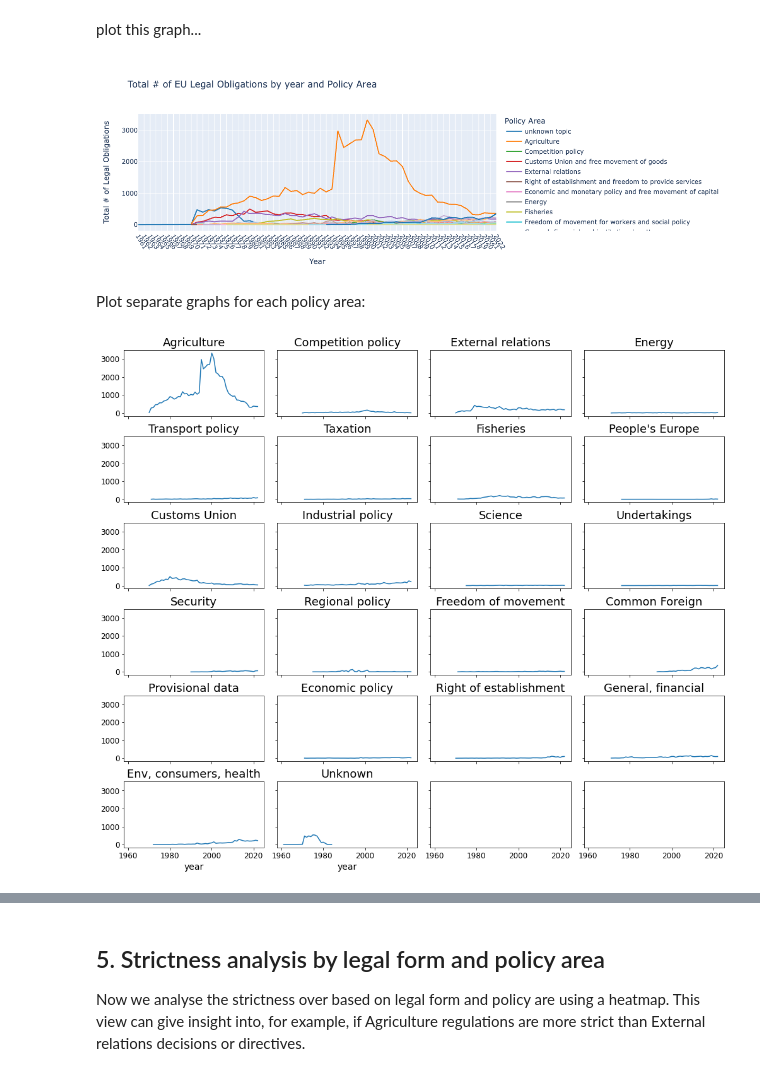
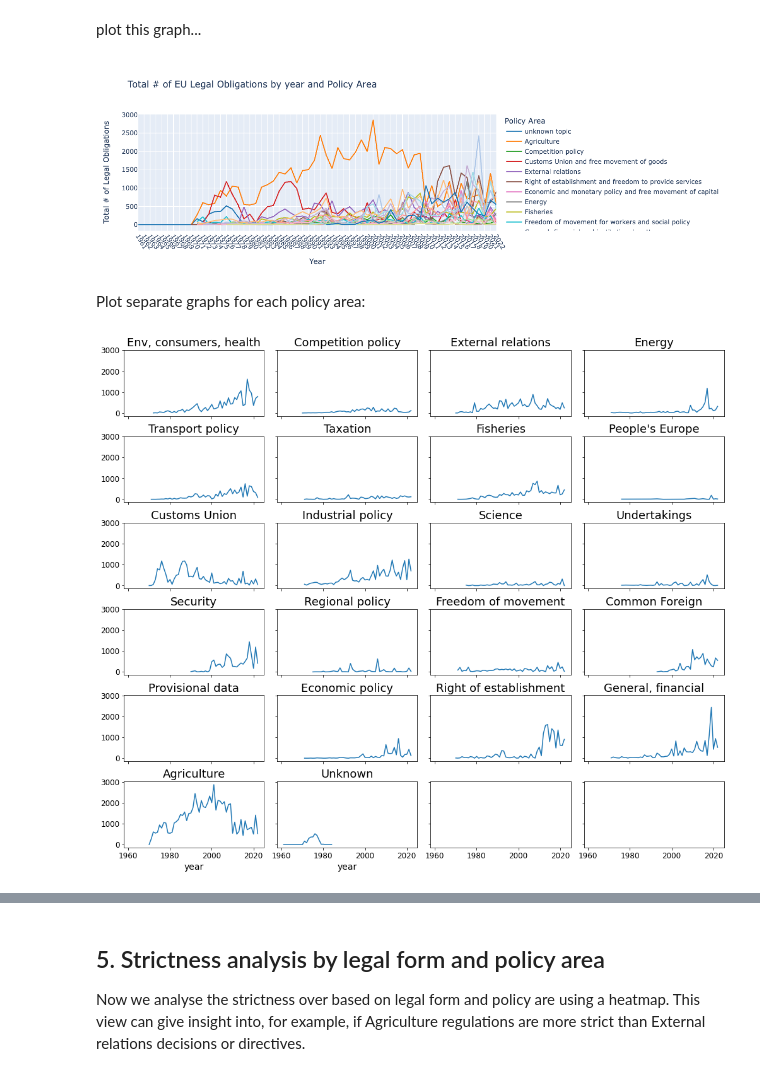
Before and after one commit to nature-of-eu-rules/eu-legislation-strictness-analysis, a Jupyter notebook: analysis.ipynb, the cells around one changed output, grey strips where cells are left out. Saved outputs shown, nothing was run; the diff lists cells and outputs as text; code cells hidden in the pictures.

Commit message:
changes count to sum

```diff
--- a/analysis.ipynb
+++ b/analysis.ipynb
@@ -321,7 +321,7 @@ First let's prepare or group the dataframe legal topic (policy area e.g. agricul
 # %%
 mean_years_policy = None
 if strictness_metric == 'count':
-    mean_years_policy = df.groupby([time_column, 'dc_string'])['reg_count'].count()
+    mean_years_policy = df.groupby([time_column, 'dc_string'])['reg_count'].sum()
     no_ind_policy = mean_years_policy.reset_index(drop=False)
 else:
     mean_years_policy = df.groupby([time_column, 'dc_string'])['reg_count'].mean(numeric_only=True)
@@ -349,7 +349,7 @@ plot_line_graph(avg_reg_count_by_year_policy, xcol=time_column, ycol=metric_col,
                      "dc_string": "Policy Area"
                  }, title="# of EU Legal Obligations by {} and Policy Area".format(time_column), color="dc_string", filepath="generated-files/{}_legal_obligations_by_{}_and_policyarea.png".format(strictness_metric, time_column), color_discrete_sequence=custom_palette)
 # %% [output]
-[figure, old version]
+[figure, new version]
 # %% [markdown]
 Plot separate graphs for each policy area:
 # %%
@@ -358,8 +358,8 @@ import matplotlib.pyplot as plt
 fig, ((ax1, ax2, ax3, ax4), (ax5, ax6, ax7, ax8), (ax9, ax10, ax11, ax12), (ax13, ax14, ax15, ax16), (ax17, ax18, ax19, ax20), (ax21, ax22, ax23, ax24)) = plt.subplots(nrows=6, ncols=4, sharex=True, sharey=True, figsize=(14,12))
 
 # Doing each of these manually (ugh)
-avg_reg_count_by_year_policy[avg_reg_count_by_year_policy['dc_string'] == 'Agriculture'].plot(x=time_column, y=metric_col, legend=False, ax=ax1)
-ax1.set_title("Agriculture")
+avg_reg_count_by_year_policy[avg_reg_count_by_year_policy['dc_string'] == 'Environment, consumers and health protection'].plot(x=time_column, y=metric_col, legend=False, ax=ax1)
+ax1.set_title("Env, consumers, health")
 avg_reg_count_by_year_policy[avg_reg_count_by_year_policy['dc_string'] == 'Competition policy'].plot(x=time_column, y=metric_col, legend=False, ax=ax2)
 ax2.set_title("Competition policy")
 avg_reg_count_by_year_policy[avg_reg_count_by_year_policy['dc_string'] == 'External relations'].plot(x=time_column, y=metric_col, legend=False, ax=ax3)
@@ -383,33 +383,34 @@ ax10.set_title("Industrial policy")
 avg_reg_count_by_year_policy[avg_reg_count_by_year_policy['dc_string'] == 'Science, information, education and culture'].plot(x=time_column, y=metric_col, legend=False, ax=ax11)
 ax11.set_title("Science")
 avg_reg_count_by_year_policy[avg_reg_count_by_year_policy['dc_string'] == "Law relating to undertakings"].plot(x=time_column, y=metric_col, legend=False, ax=ax12)
 ax12.set_title("Undertakings")
 
 avg_reg_count_by_year_policy[avg_reg_count_by_year_policy['dc_string'] == 'Area of freedom, security and justice'].plot(x=time_column, y=metric_col, legend=False, ax=ax13)
 ax13.set_title("Security")
 avg_reg_count_by_year_policy[avg_reg_count_by_year_policy['dc_string'] == 'Regional policy and coordination of structural instruments'].plot(x=time_column, y=metric_col, legend=False, ax=ax14)
 ax14.set_title("Regional policy")
 avg_reg_count_by_year_policy[avg_reg_count_by_year_policy['dc_string'] == 'Freedom of movement for workers and social policy'].plot(x=time_column, y=metric_col, legend=False, ax=ax15)
 ax15.set_title("Freedom of movement")
 avg_reg_count_by_year_policy[avg_reg_count_by_year_policy['dc_string'] == "Common Foreign and Security Policy"].plot(x=time_column, y=metric_col, legend=False, ax=ax16)
 ax16.set_title("Common Foreign")
 
 avg_reg_count_by_year_policy[avg_reg_count_by_year_policy['dc_string'] == 'Provisional data'].plot(x=time_column, y=metric_col, legend=False, ax=ax17)
 ax17.set_title("Provisional data")
 avg_reg_count_by_year_policy[avg_reg_count_by_year_policy['dc_string'] == 'Economic and monetary policy and free movement of capital'].plot(x=time_column, y=metric_col, legend=False, ax=ax18)
 ax18.set_title("Economic policy")
 avg_reg_count_by_year_policy[avg_reg_count_by_year_policy['dc_string'] == 'Right of establishment and freedom to provide services'].plot(x=time_column, y=metric_col, legend=False, ax=ax19)
 ax19.set_title("Right of establishment")
 avg_reg_count_by_year_policy[avg_reg_count_by_year_policy['dc_string'] == "General, financial and institutional matters"].plot(x=time_column, y=metric_col, legend=False, ax=ax20)
 ax20.set_title("General, financial")
 
-avg_reg_count_by_year_policy[avg_reg_count_by_year_policy['dc_string'] == 'Environment, consumers and health protection'].plot(x=time_column, y=metric_col, legend=False, ax=ax21)
-ax21.set_title("Env, consumers, health")
+avg_reg_count_by_year_policy[avg_reg_count_by_year_policy['dc_string'] == 'Agriculture'].plot(x=time_column, y=metric_col, legend=False, ax=ax21)
+# avg_reg_count_by_year_policy[avg_reg_count_by_year_policy['dc_string'] == 'Environment, consumers and health protection'].plot(x=time_column, y=metric_col, legend=False, ax=ax21)
+ax21.set_title("Agriculture")
 avg_reg_count_by_year_policy[avg_reg_count_by_year_policy['dc_string'] == "unknown topic"].plot(x=time_column, y=metric_col, legend=False, ax=ax22)
 ax22.set_title("Unknown")
 
 # If we don't do tight_layout() there can be strange rendering issues such as overlapping diagrams or text
 plt.tight_layout()
 plt.savefig('generated-files/legal_obligations_by_{}_separate_plots_for_policyareas.png'.format(time_column))
 # %% [output]
-[figure, old version]
+[figure, new version]
```
Also changed, not shown: parts of 7 cells of this notebook.
